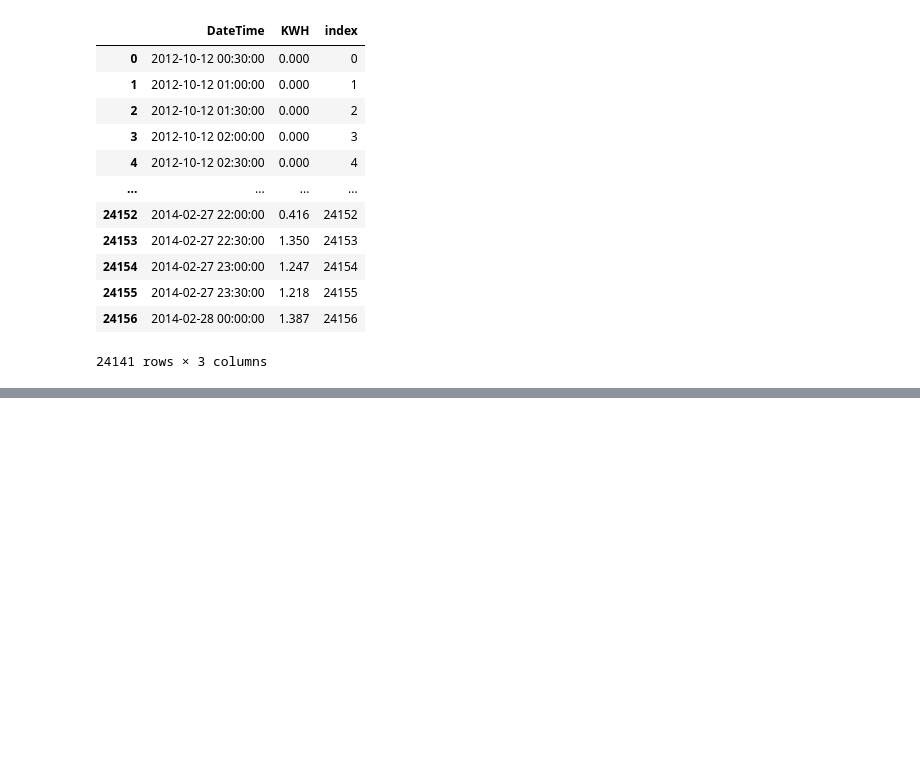
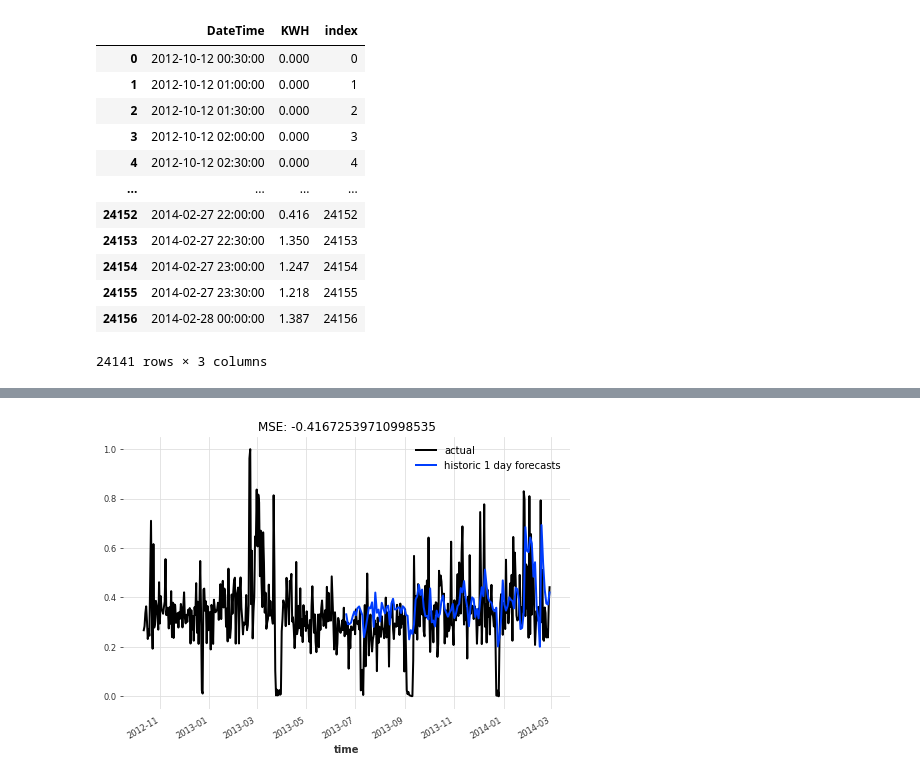
Before and after one commit to timmermansjoy/Energy-Research, a Jupyter notebook: notebooks/darts/darts.ipynb, the cells around one changed output, grey strips where cells are left out. Cells and saved outputs as stored; diff of their text form; code cells hidden in the pictures; blank space fills up the shorter version.

```diff
--- a/notebooks/darts/darts.ipynb
+++ b/notebooks/darts/darts.ipynb
@@ -113,0 +165,4 @@ model Prophet obtains MAPE: 78.93%
+# %%
+display_forecast(pred_series, series, "1 day")
+# %% [output]
+[figure, added]
```
Also changed, not shown: parts of 17 cells of this notebook, 6 other files.
